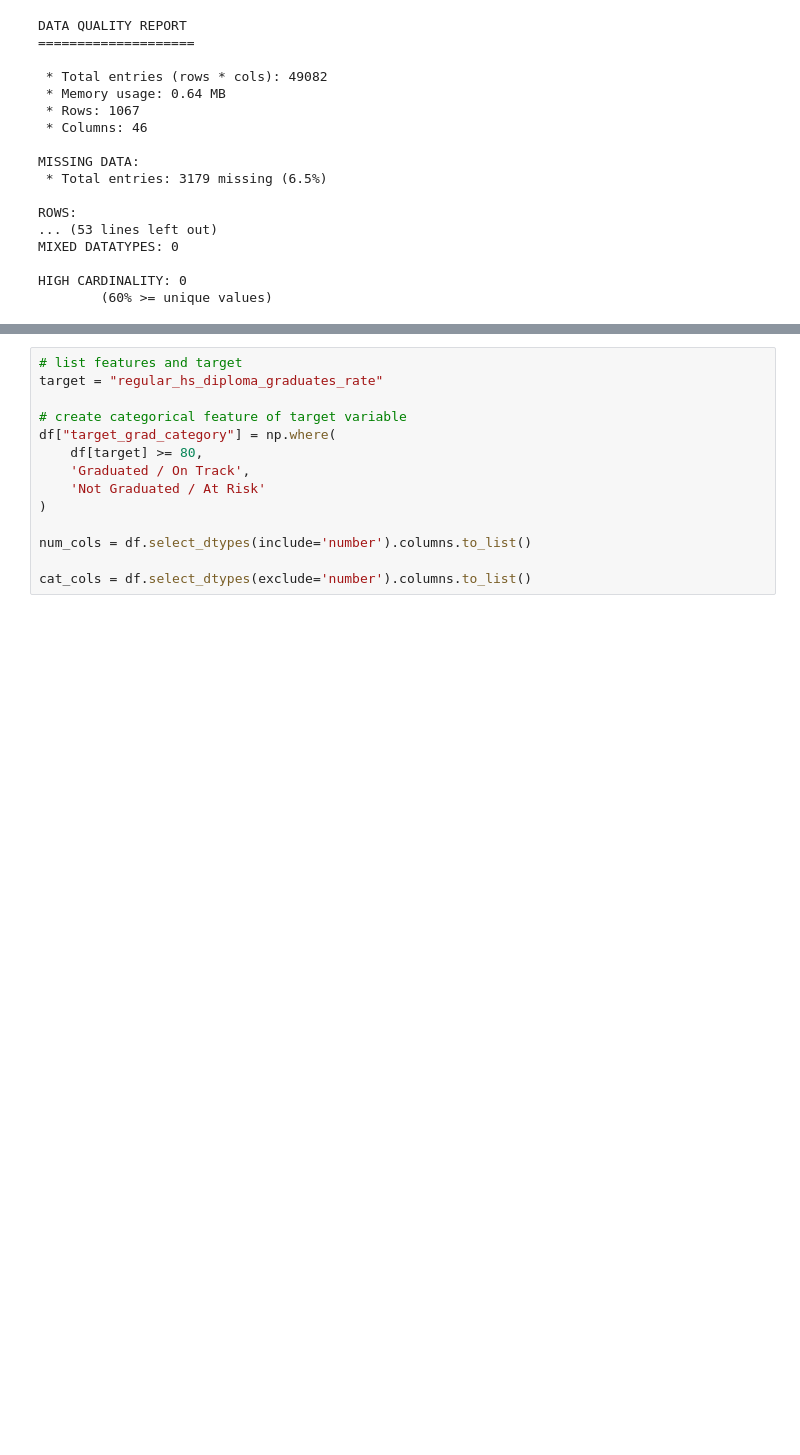
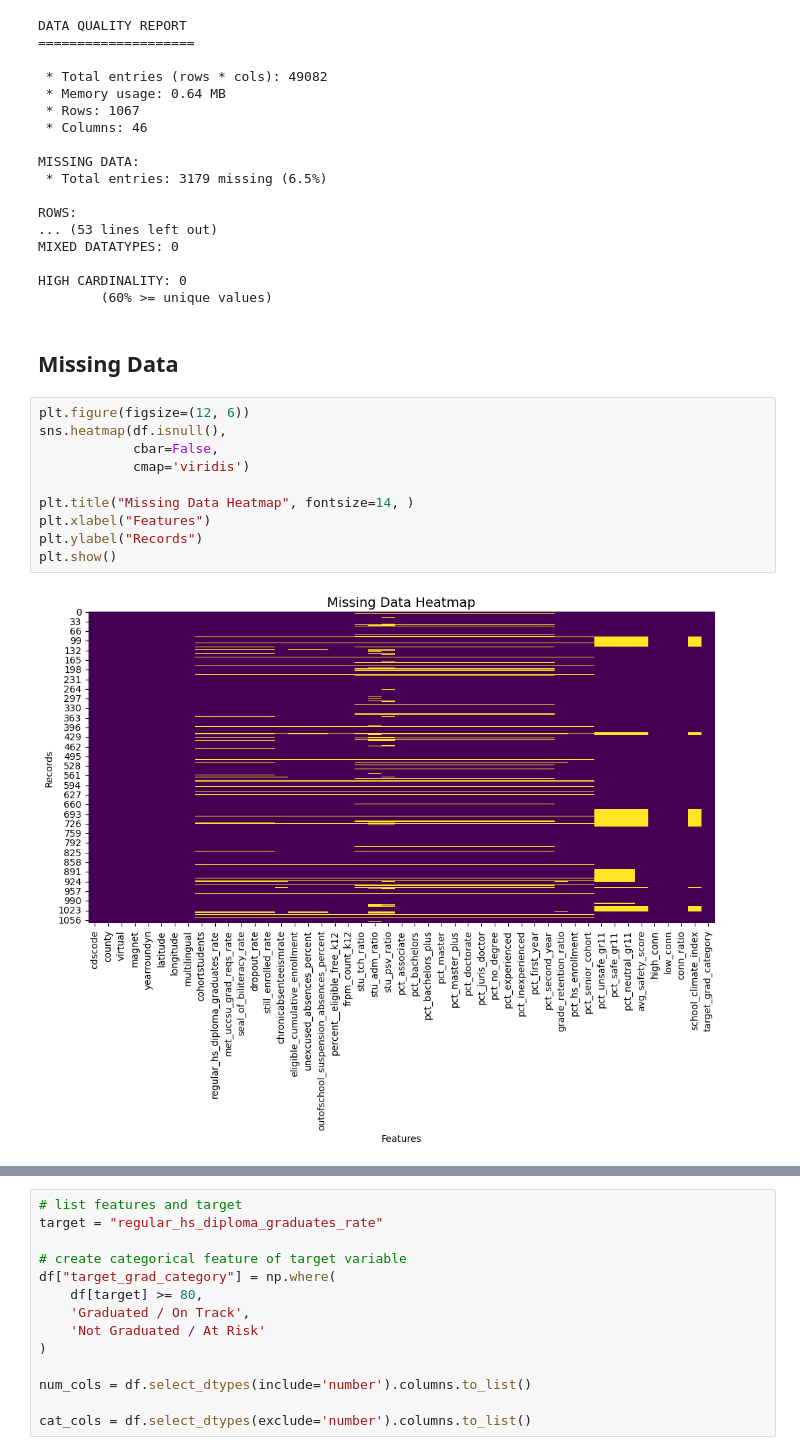
Before and after one commit to junclemente/ads599-capstone_project, a Jupyter notebook: library/02_data_exploration-univariate.ipynb, the cells around one changed output, grey strips where cells are left out. Drawn from its saved outputs; the diff is of its cells as text; blank space fills up the shorter version.

```diff
--- a/library/02_data_exploration-univariate.ipynb
+++ b/library/02_data_exploration-univariate.ipynb
@@ -120,3 +120,17 @@ MIXED DATATYPES: 0
 
 HIGH CARDINALITY: 0
         (60% >= unique values)
+# %% [markdown]
+## Missing Data
+# %%
+plt.figure(figsize=(12, 6))
+sns.heatmap(df.isnull(),
+            cbar=False,
+            cmap='viridis')
+
+plt.title("Missing Data Heatmap", fontsize=14, )
+plt.xlabel("Features")
+plt.ylabel("Records")
+plt.show()
+# %% [output]
+[figure, added]
```
Also changed, not shown: parts of 5 cells of this notebook.
